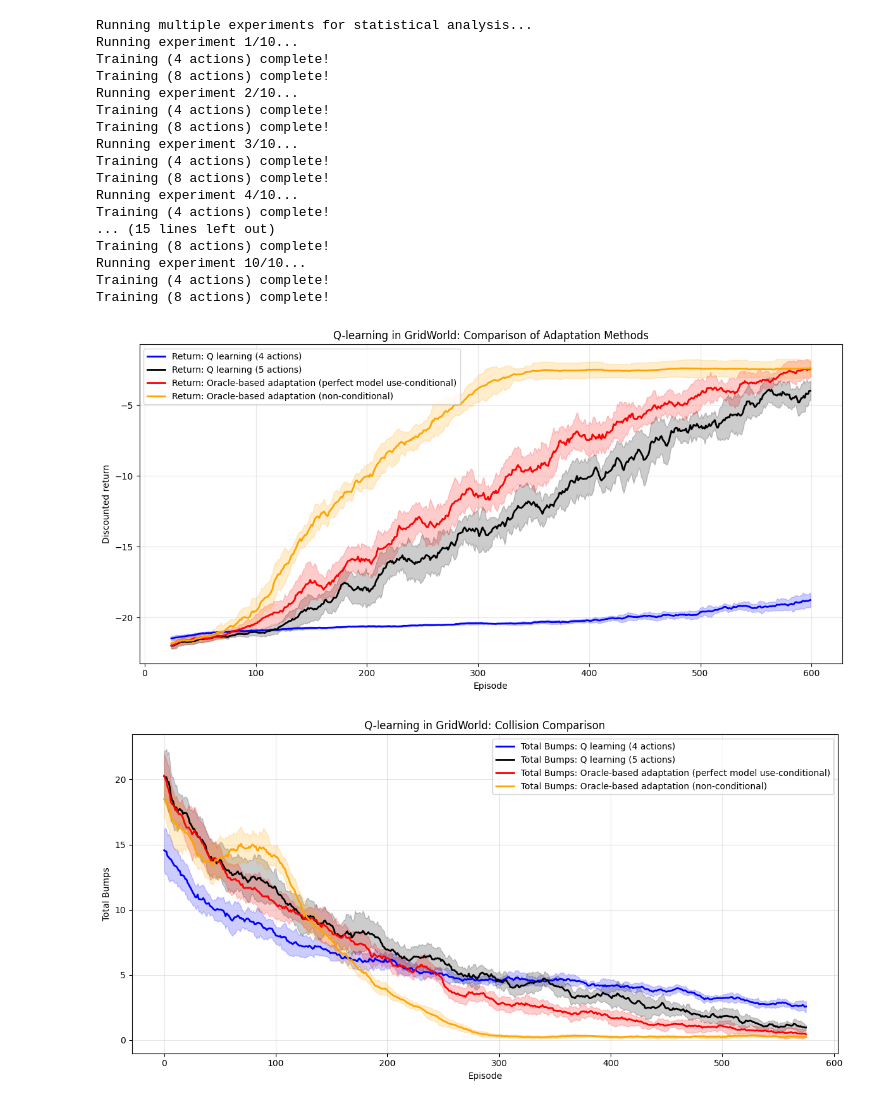
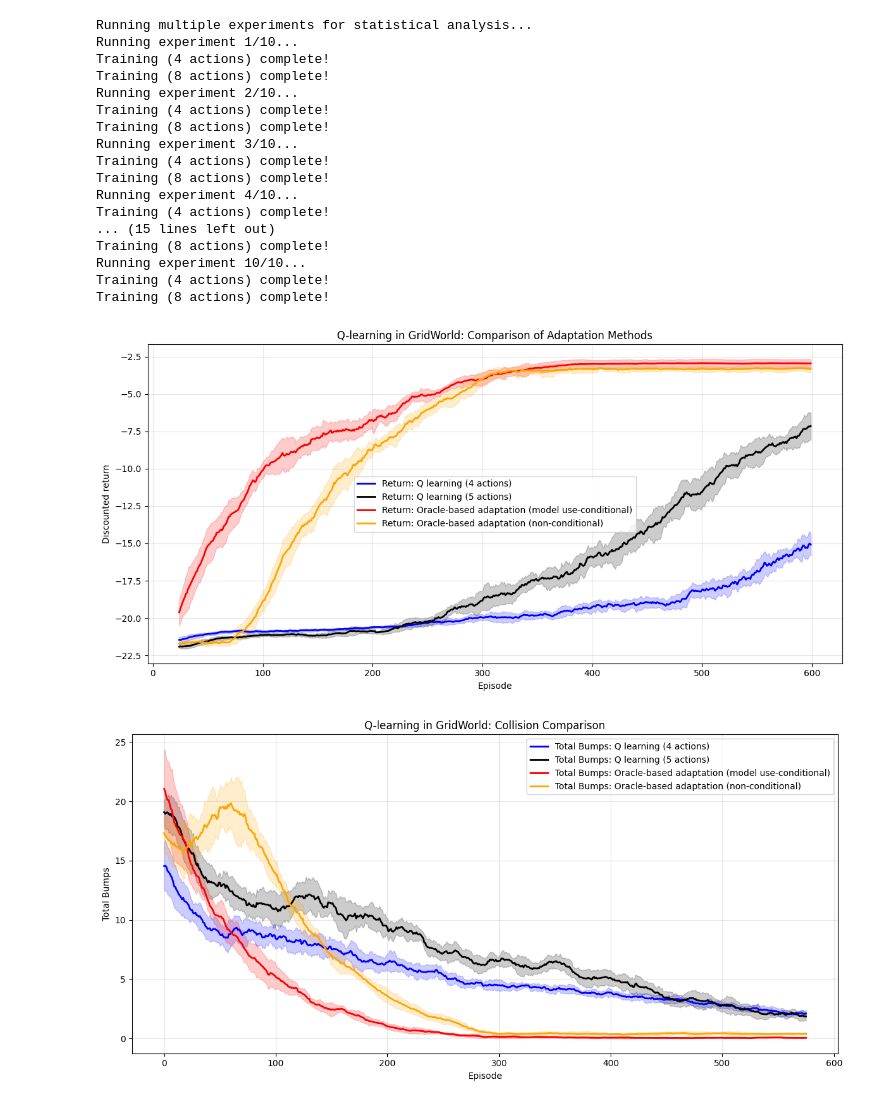
Before and after one commit to thongds/paper, a Jupyter notebook: deterministic_trans/main.ipynb, the cells around one changed output. Saved outputs shown, nothing was run; the diff lists cells and outputs as text; code cells hidden in the pictures.

```diff
--- a/deterministic_trans/main.ipynb
+++ b/deterministic_trans/main.ipynb
@@ -114,28 +114,29 @@ def run_multiple_experiments(n_runs=5, base_seed=123):
         all_returns5mlp.append(mlp_results['returns'])
         all_bumps5mlp.append(mlp_results['bumps'])
 
-        # 5. MLP Q-learning with learned model (non-conditional)
+        # 5.Q-learning (non-conditional) orange curve
         mlp_agent_no_cond = OracleQLearningAgent(grid_world = grid_world, n_actions = len(ACTIONS_8),
                                                 episodes = EPISODES, base_q_table=copy.deepcopy(agent_plain_4_action.Q),
                                                 use_conditional=False,
+                                                use_model=True,
                                                 seed=current_seed)
 
         mlp_agent_no_cond.train_with_oracle(ACTIONS_8, epsilon_greedy, oracle_model)
         mlp_results_no_cond = mlp_agent_no_cond.get_results(moving_average)
         all_returns5mlp_no_cond.append(mlp_results_no_cond['returns'])
         all_bumps5mlp_no_cond.append(mlp_results_no_cond['bumps'])
-
+        # red curve
         oracle_agent_run = OracleQLearningAgent(grid_world = grid_world, n_actions = len(ACTIONS_8),
                                                 episodes = EPISODES, base_q_table=copy.deepcopy(agent_plain_4_action.Q),
                                                 use_conditional=True,
-                                                use_model=False,
+                                                use_model=True,
                                                 seed=current_seed)
 
         oracle_agent_run.train_with_oracle(ACTIONS_8, epsilon_greedy, oracle_model)
         oracle_results_run = oracle_agent_run.get_results(moving_average)
         all_returns5oracle.append(oracle_results_run['returns'])
         all_bumps5oracle.append(oracle_results_run['bumps'])
-
+        # black curve
         agent_plain = QLearningAgent(grid_world = grid_world, n_actions = len(ACTIONS_8), episodes = EPISODES, seed=current_seed)
         agent_plain.train(ACTIONS_8, epsilon_greedy)
         results_plain = agent_plain.get_results(moving_average)
@@ -205,7 +206,7 @@ def plot_with_shaded_errors(stats, figsize=(12, 6)):
     methods = [
         ('4_actions', 'Q learning (4 actions)', 'blue'),
         ('5_plain', 'Q learning (5 actions)', 'black'),
-        ('5_oracle', 'Oracle-based adaptation (perfect model use-conditional)', 'red'),
+        ('5_oracle', 'Oracle-based adaptation (model use-conditional)', 'red'),
         ('5_mlp_no_cond', 'Oracle-based adaptation (non-conditional)', 'orange'),
         # ('5_mlp', 'MLP-based adaptation (learned model)', 'green'),
     ]
@@ -246,32 +247,32 @@ def plot_with_shaded_errors(stats, figsize=(12, 6)):
                         color=color, alpha=0.2)
 
     plt.xlabel('Episode')
     plt.ylabel('Total Bumps')
     plt.title('Q-learning in GridWorld: Collision Comparison')
     plt.legend()
     plt.grid(True, alpha=0.3)
     plt.tight_layout()
     plt.show()
 
 # Plot the results with shaded error bars
 plot_with_shaded_errors(stats)
 # %% [output]
 Running multiple experiments for statistical analysis...
 Running experiment 1/10...
 Training (4 actions) complete!
 Training (8 actions) complete!
 Running experiment 2/10...
 Training (4 actions) complete!
 Training (8 actions) complete!
 Running experiment 3/10...
 Training (4 actions) complete!
 Training (8 actions) complete!
 Running experiment 4/10...
 Training (4 actions) complete!
 ... (15 lines left out)
 Training (8 actions) complete!
 Running experiment 10/10...
 Training (4 actions) complete!
 Training (8 actions) complete!
-[figure, old version]
+[figure, new version]
-[figure, old version]
+[figure, new version]
```
Also changed, not shown: parts of 1 cell of this notebook, 3 other files.
